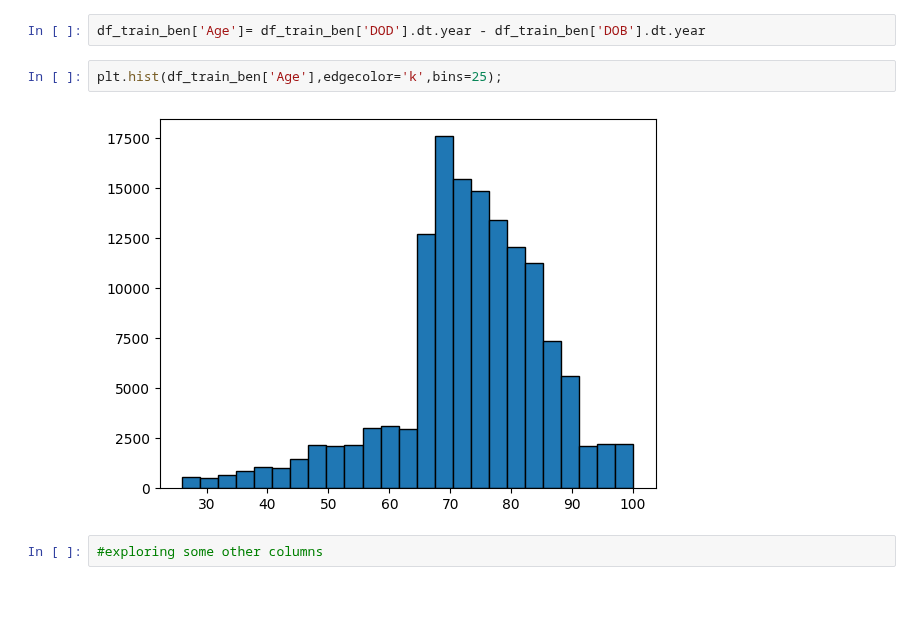
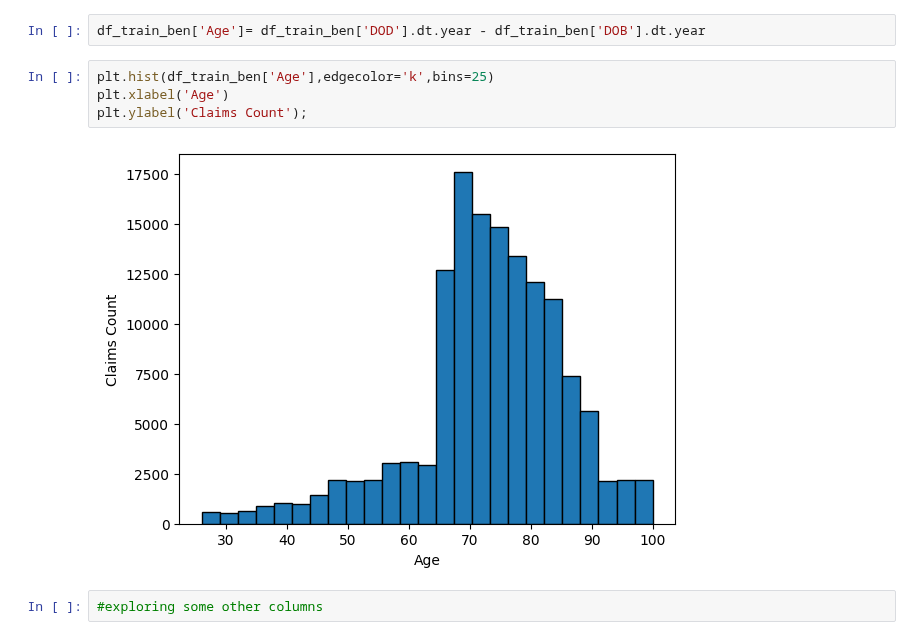
Before and after one commit to dantrainor9/Health-Claims-Fraud, a Jupyter notebook: Health_claims_fraud.ipynb, the cells around one changed output. Cells and saved outputs as stored; diff of their text form; blank space fills up the shorter version.

```diff
--- a/Health_claims_fraud.ipynb
+++ b/Health_claims_fraud.ipynb
@@ -103,9 +103,11 @@ df_train_ben['DOB'] = pd.to_datetime(df_train_ben['DOB'], format='%Y-%m-%d')
 # %%
 df_train_ben['Age']= df_train_ben['DOD'].dt.year - df_train_ben['DOB'].dt.year
 # %%
-plt.hist(df_train_ben['Age'],edgecolor='k',bins=25);
+plt.hist(df_train_ben['Age'],edgecolor='k',bins=25)
+plt.xlabel('Age')
+plt.ylabel('Claims Count');
 # %% [output]
-[figure, old version]
+[figure, new version]
 # %%
 #exploring some other columns
 # %%
```
